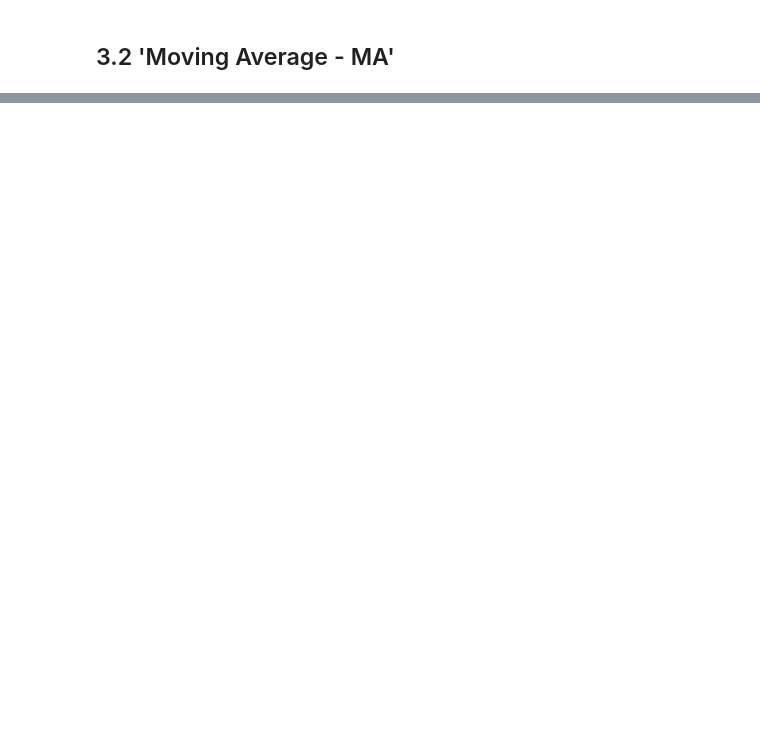
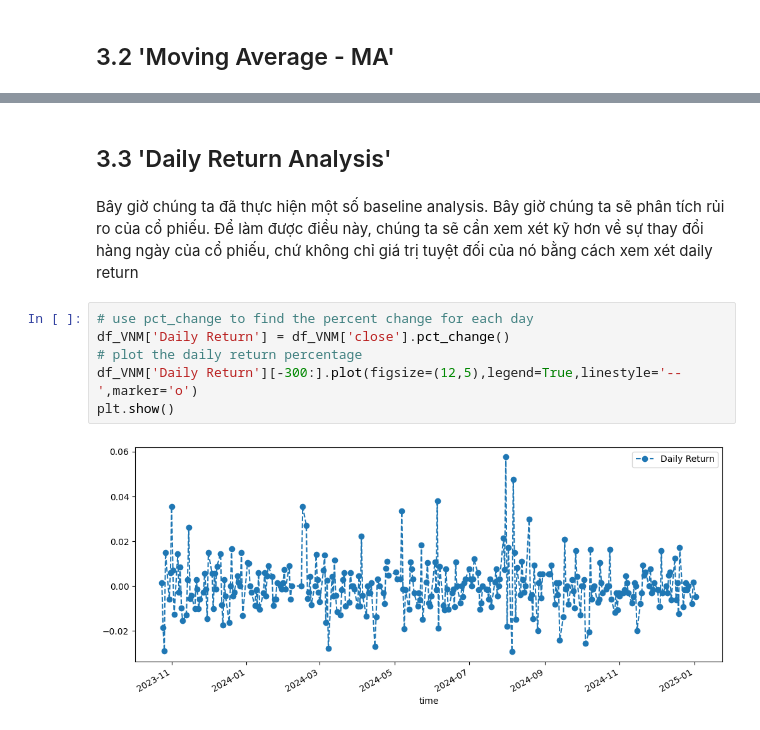
Before and after one commit to Likelipop/DQL_Trading_based, a Jupyter notebook: EDA.ipynb, the cells around one changed output, grey strips where cells are left out. Saved outputs shown, nothing was run; the diff lists cells and outputs as text; blank space fills up the shorter version.

```diff
--- a/EDA.ipynb
+++ b/EDA.ipynb
@@ -228,0 +261,13 @@ Moving Average (MA) là một chỉ báo được sử dụng rộng rãi trong
+# %% [markdown]
+<a id='3.3'></a>
+## 3.3 'Daily Return Analysis'
+# %% [markdown]
+Bây giờ chúng ta đã thực hiện một số baseline analysis. Bây giờ chúng ta sẽ phân tích rủi ro của cổ phiếu. Để làm được điều này, chúng ta sẽ cần xem xét kỹ hơn về sự thay đổi hàng ngày của cổ phiếu, chứ không chỉ giá trị tuyệt đối của nó bằng cách xem xét daily return
+# %%
+# use pct_change to find the percent change for each day
+df_VNM['Daily Return'] = df_VNM['close'].pct_change()
+# plot the daily return percentage
+df_VNM['Daily Return'][-300:].plot(figsize=(12,5),legend=True,linestyle='--',marker='o')
+plt.show()
+# %% [output]
+[figure, added]
```
Also changed, not shown: parts of 9 cells of this notebook.
